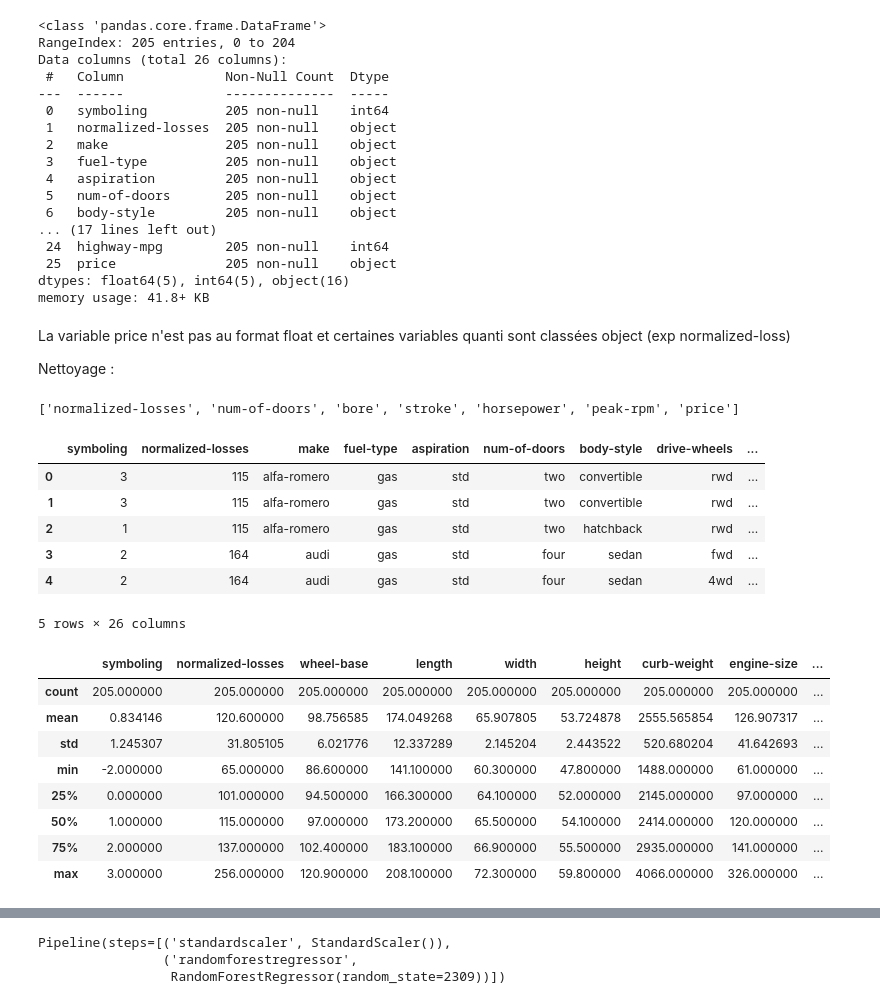
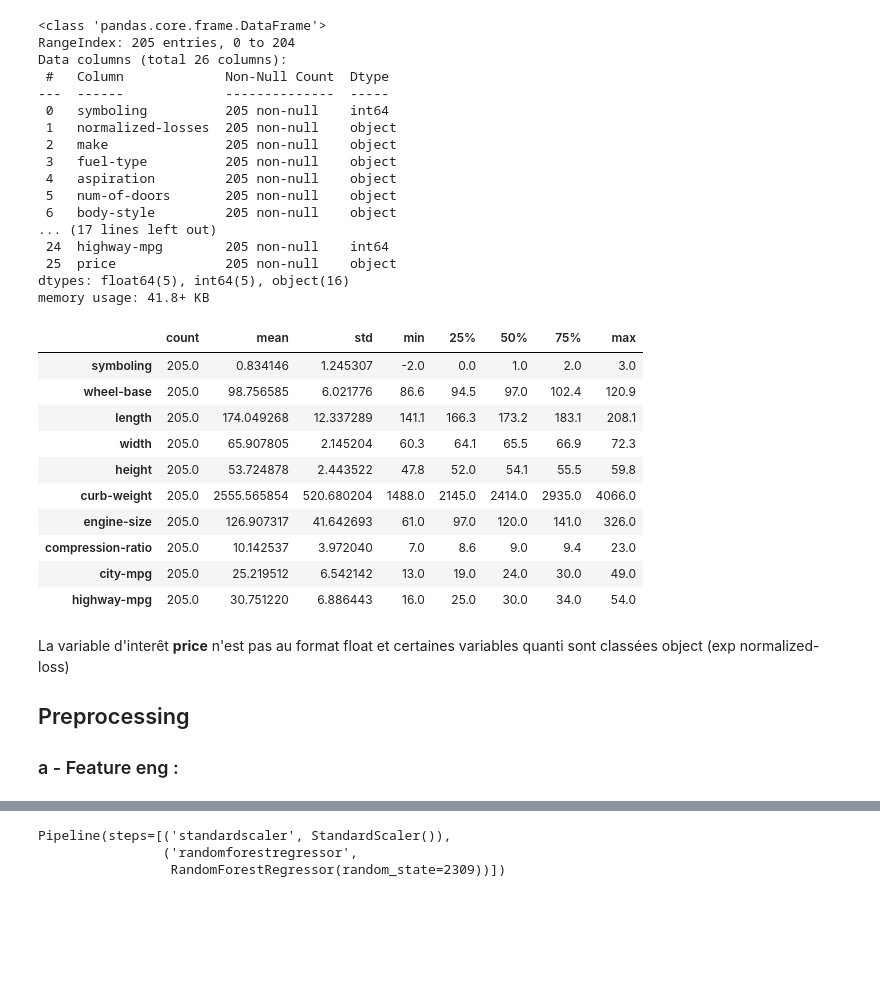
Before and after one commit to fereol023/car_pricing_API, a Jupyter notebook: build_model_v2.ipynb, the cells around one changed output, grey strips where cells are left out. Drawn from its saved outputs; the diff is of its cells as text; code cells hidden in the pictures; blank space fills up the shorter version.

```diff
--- a/build_model_v2.ipynb
+++ b/build_model_v2.ipynb
@@ -47,62 +54,23 @@ Data columns (total 26 columns):
  25  price              205 non-null    object
 dtypes: float64(5), int64(5), object(16)
 memory usage: 41.8+ KB
+# %%
+df.describe(exclude=['object']).T
+# %% [output]
+|  | count | mean | std | min | 25% | 50% | 75% | max |
+| symboling | 205.0 | 0.834146 | 1.245307 | -2.0 | 0.0 | 1.0 | 2.0 | 3.0 |
+| wheel-base | 205.0 | 98.756585 | 6.021776 | 86.6 | 94.5 | 97.0 | 102.4 | 120.9 |
+| length | 205.0 | 174.049268 | 12.337289 | 141.1 | 166.3 | 173.2 | 183.1 | 208.1 |
+| width | 205.0 | 65.907805 | 2.145204 | 60.3 | 64.1 | 65.5 | 66.9 | 72.3 |
+| height | 205.0 | 53.724878 | 2.443522 | 47.8 | 52.0 | 54.1 | 55.5 | 59.8 |
+| curb-weight | 205.0 | 2555.565854 | 520.680204 | 1488.0 | 2145.0 | 2414.0 | 2935.0 | 4066.0 |
+| engine-size | 205.0 | 126.907317 | 41.642693 | 61.0 | 97.0 | 120.0 | 141.0 | 326.0 |
+| compression-ratio | 205.0 | 10.142537 | 3.972040 | 7.0 | 8.6 | 9.0 | 9.4 | 23.0 |
+| city-mpg | 205.0 | 25.219512 | 6.542142 | 13.0 | 19.0 | 24.0 | 30.0 | 49.0 |
+| highway-mpg | 205.0 | 30.751220 | 6.886443 | 16.0 | 25.0 | 30.0 | 34.0 | 54.0 |
 # %% [markdown]
-La variable price n'est pas au format float et certaines variables quanti sont classées object (exp normalized-loss)
+La variable d'interêt **price** n'est pas au format float et certaines variables quanti sont classées object (exp normalized-loss)
 
-Nettoyage :
+## Preprocessing
+
+### a - Feature eng :
-# %%
-cols_to_clean = []
-for col in df.columns :
-    k = df[col].loc[df[col] == '?'].count()
-    if k != 0 :
-        # print('to clean :', col)
-        cols_to_clean.append(col)
-print(cols_to_clean)
-# %% [output]
-['normalized-losses', 'num-of-doors', 'bore', 'stroke', 'horsepower', 'peak-rpm', 'price']
-# %%
-def cleaning(df):
-    # recenser les variables a traiter
-    cols_to_clean = []
-    for col in df.columns :
-        k = df[col].loc[df[col] == '?'].count()
-        if k != 0 :
-            # print('to clean :', col)
-            cols_to_clean.append(col)
-
-    # traitement
-    # remplacer les ? par la mediane (ne pas affecter la distro)
-    # et convertir en int
-    for col in cols_to_clean :
-        try :
-            v = df[col].loc[df[col] != '?']
-            vmedian = v.astype(str).astype(int).median()
-            df[col] = df[col].replace('?',vmedian).astype(int)
-        except ValueError :
-            pass
-
-    return df.head()
-
-# execution
-cleaning(df)
-# %% [output]
-|  | symboling | normalized-losses | make | fuel-type | aspiration | num-of-doors | body-style | drive-wheels | ... |
-| 0 | 3 | 115 | alfa-romero | gas | std | two | convertible | rwd | ... |
-| 1 | 3 | 115 | alfa-romero | gas | std | two | convertible | rwd | ... |
-| 2 | 1 | 115 | alfa-romero | gas | std | two | hatchback | rwd | ... |
-| 3 | 2 | 164 | audi | gas | std | four | sedan | fwd | ... |
-| 4 | 2 | 164 | audi | gas | std | four | sedan | 4wd | ... |
-5 rows × 26 columns
-# %%
-df.describe()
-# %% [output]
-|  | symboling | normalized-losses | wheel-base | length | width | height | curb-weight | engine-size | ... |
-| count | 205.000000 | 205.000000 | 205.000000 | 205.000000 | 205.000000 | 205.000000 | 205.000000 | 205.000000 | ... |
-| mean | 0.834146 | 120.600000 | 98.756585 | 174.049268 | 65.907805 | 53.724878 | 2555.565854 | 126.907317 | ... |
-| std | 1.245307 | 31.805105 | 6.021776 | 12.337289 | 2.145204 | 2.443522 | 520.680204 | 41.642693 | ... |
-| min | -2.000000 | 65.000000 | 86.600000 | 141.100000 | 60.300000 | 47.800000 | 1488.000000 | 61.000000 | ... |
-| 25% | 0.000000 | 101.000000 | 94.500000 | 166.300000 | 64.100000 | 52.000000 | 2145.000000 | 97.000000 | ... |
-| 50% | 1.000000 | 115.000000 | 97.000000 | 173.200000 | 65.500000 | 54.100000 | 2414.000000 | 120.000000 | ... |
-| 75% | 2.000000 | 137.000000 | 102.400000 | 183.100000 | 66.900000 | 55.500000 | 2935.000000 | 141.000000 | ... |
-| max | 3.000000 | 256.000000 | 120.900000 | 208.100000 | 72.300000 | 59.800000 | 4066.000000 | 326.000000 | ... |
```
Also changed, not shown: parts of 29 cells of this notebook, 7 other files.
